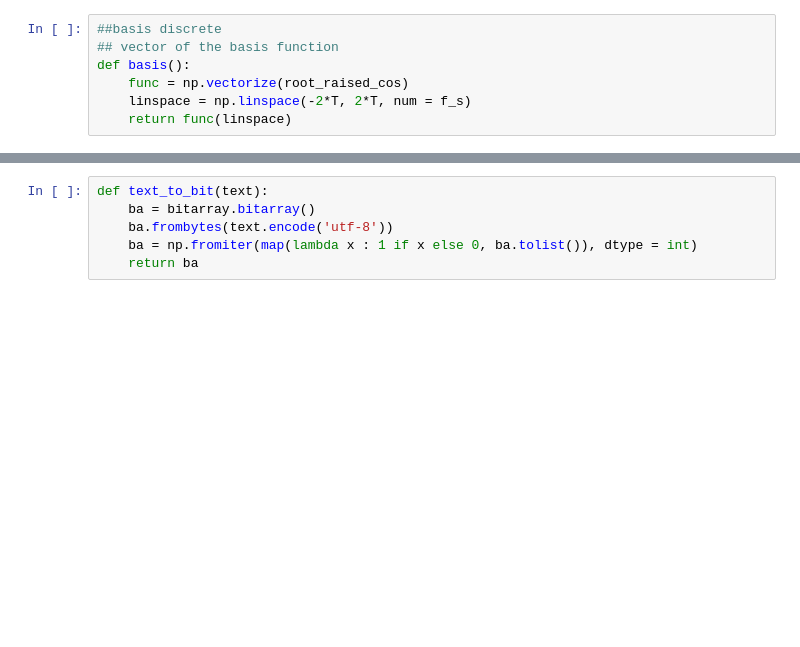
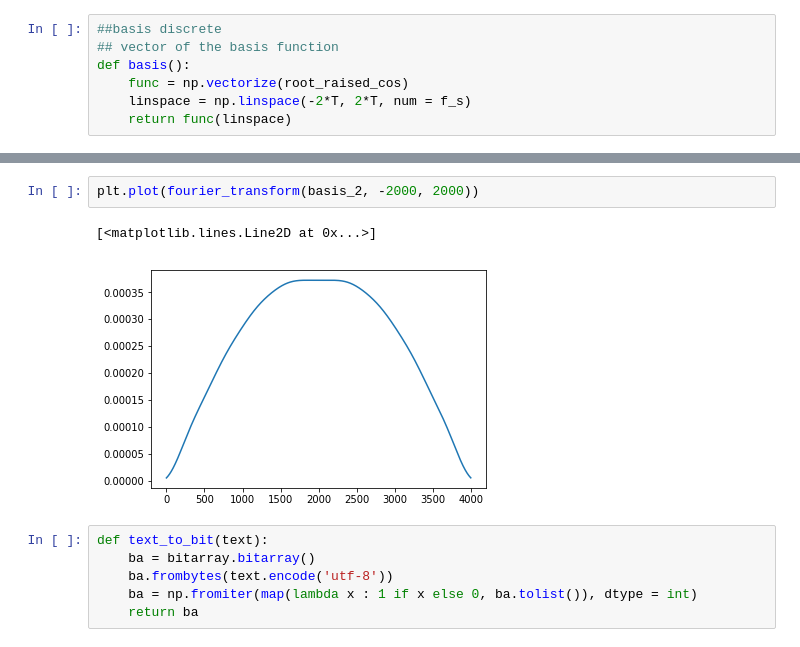
Before and after one commit to Paul-LouisDELACOUR/pdc, a Jupyter notebook: PL_4-Copy1.ipynb, the cells around one changed output, grey strips where cells are left out. Cells and saved outputs as stored; diff of their text form; blank space fills up the shorter version.

```diff
--- a/PL_4-Copy1.ipynb
+++ b/PL_4-Copy1.ipynb
@@ -50,3 +80,8 @@ def root_raised_shifted():
+# %%
+plt.plot(fourier_transform(basis_2, -2000, 2000))
+# %% [output]
+[<matplotlib.lines.Line2D at 0x...>]
+[figure, added]
 # %%
 def text_to_bit(text):
     ba = bitarray.bitarray()
```
Also changed, not shown: parts of 47 cells of this notebook, 2 other files.
